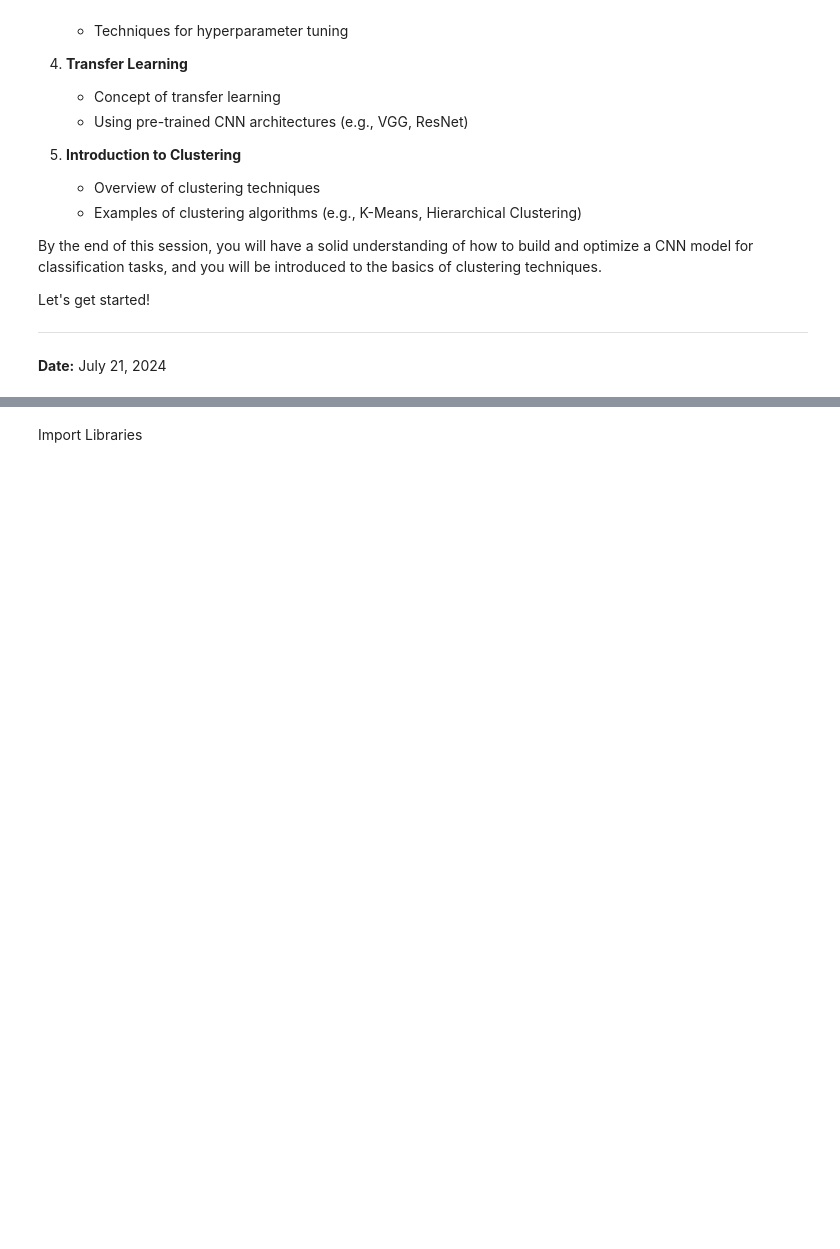
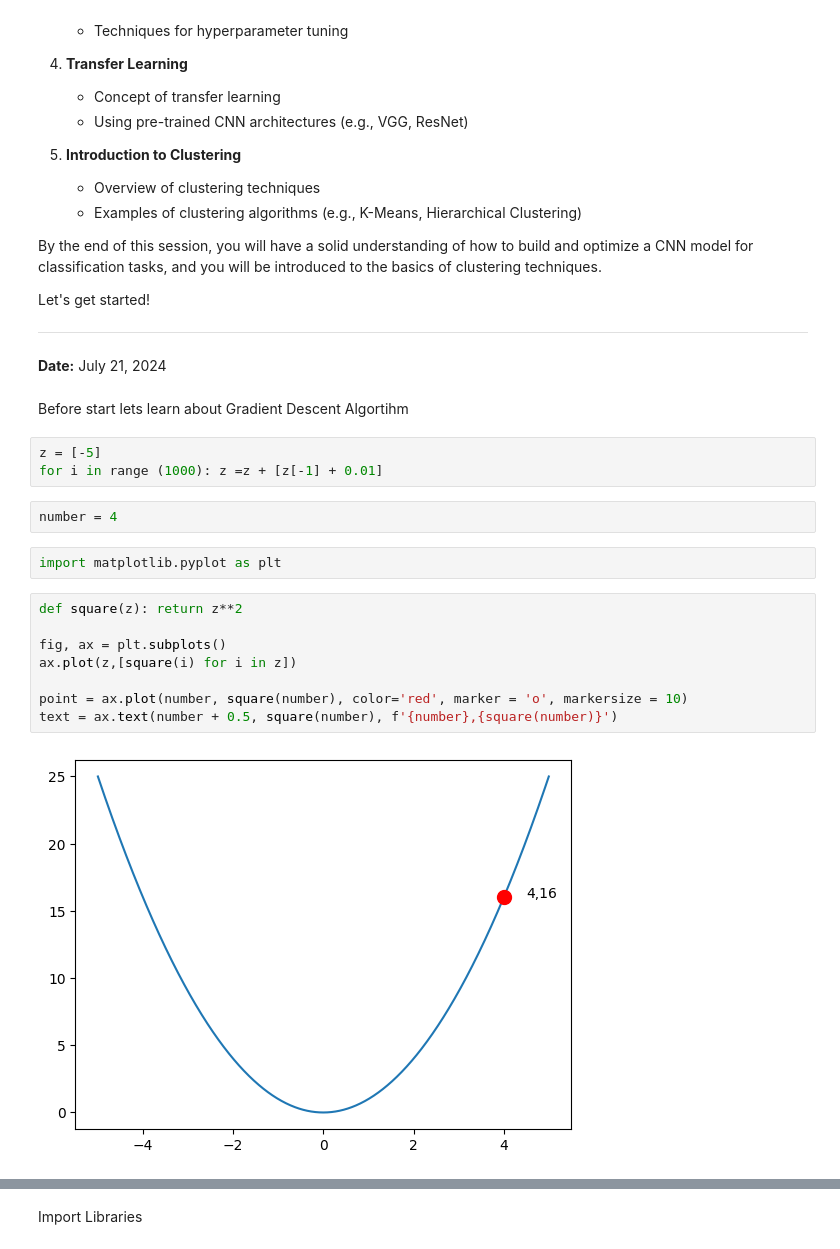
Before and after one commit to dhakehruturaj/Topics-in-Generative-AI, a Jupyter notebook: Lab_Session_2_Classification_and_Clustering.ipynb, the cells around one changed output, grey strips where cells are left out. Cells and saved outputs as stored; diff of their text form; blank space fills up the shorter version.

```diff
--- a/Lab_Session_2_Classification_and_Clustering.ipynb
+++ b/Lab_Session_2_Classification_and_Clustering.ipynb
@@ -48,3 +48,22 @@ Let's get started!
 ---
 
 **Date:** July 21, 2024
+# %% [markdown]
+Before start lets learn about Gradient Descent Algortihm
+# %%
+z = [-5]
+for i in range (1000): z =z + [z[-1] + 0.01]
+# %%
+number = 4
+# %%
+import matplotlib.pyplot as plt
+# %%
+def square(z): return z**2
+
+fig, ax = plt.subplots()
+ax.plot(z,[square(i) for i in z])
+
+point = ax.plot(number, square(number), color='red', marker = 'o', markersize = 10)
+text = ax.text(number + 0.5, square(number), f'{number},{square(number)}')
+# %% [output]
+[figure, added]
```
Also changed, not shown: parts of 3 cells of this notebook.
